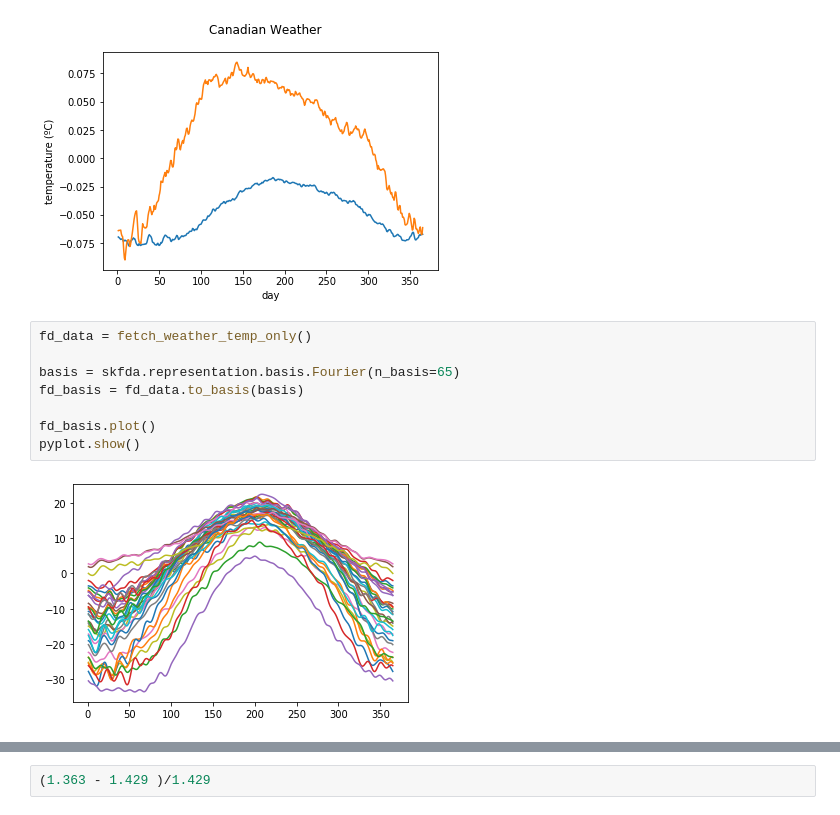
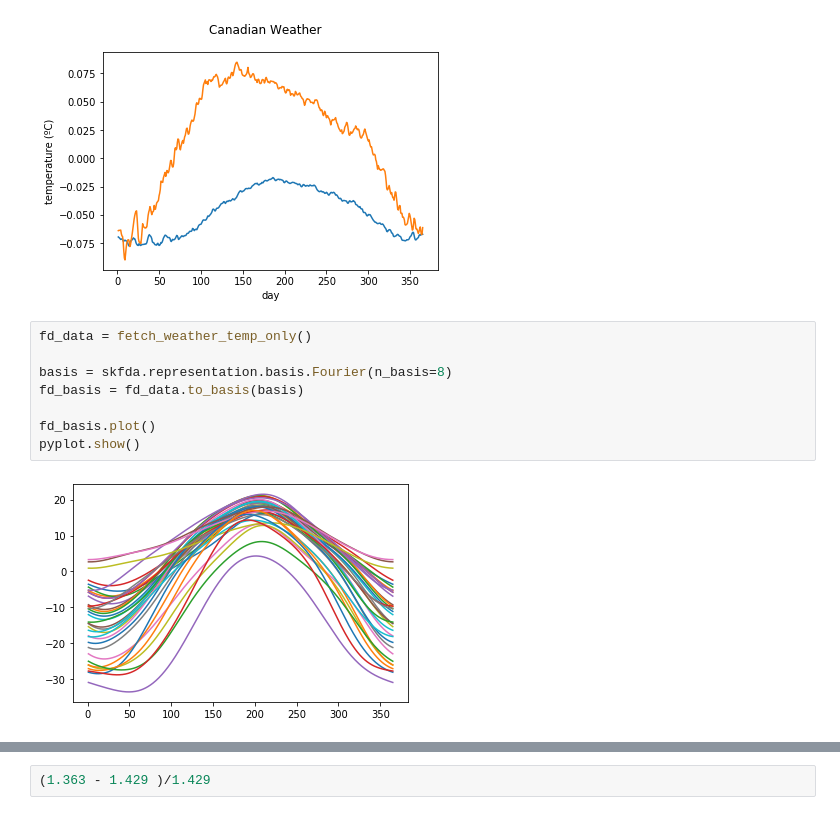
Before and after one commit to GAA-UAM/scikit-fda, a Jupyter notebook: skfda/exploratory/fpca/test.ipynb, the cells around one changed output, grey strips where cells are left out. Drawn from its saved outputs; the diff is of its cells as text.

```diff
--- a/skfda/exploratory/fpca/test.ipynb
+++ b/skfda/exploratory/fpca/test.ipynb
@@ -327,13 +335,13 @@ pyplot.show()
 # %%
 fd_data = fetch_weather_temp_only()
 
-basis = skfda.representation.basis.Fourier(n_basis=65)
+basis = skfda.representation.basis.Fourier(n_basis=8)
 fd_basis = fd_data.to_basis(basis)
 
 fd_basis.plot()
 pyplot.show()
 # %% [output]
-[figure, old version]
+[figure, new version]
 # %%
 fpca = FPCABasis(4)
 fpca.fit(fd_basis)
```
Also changed, not shown: parts of 4 cells of this notebook, 2 other files.
